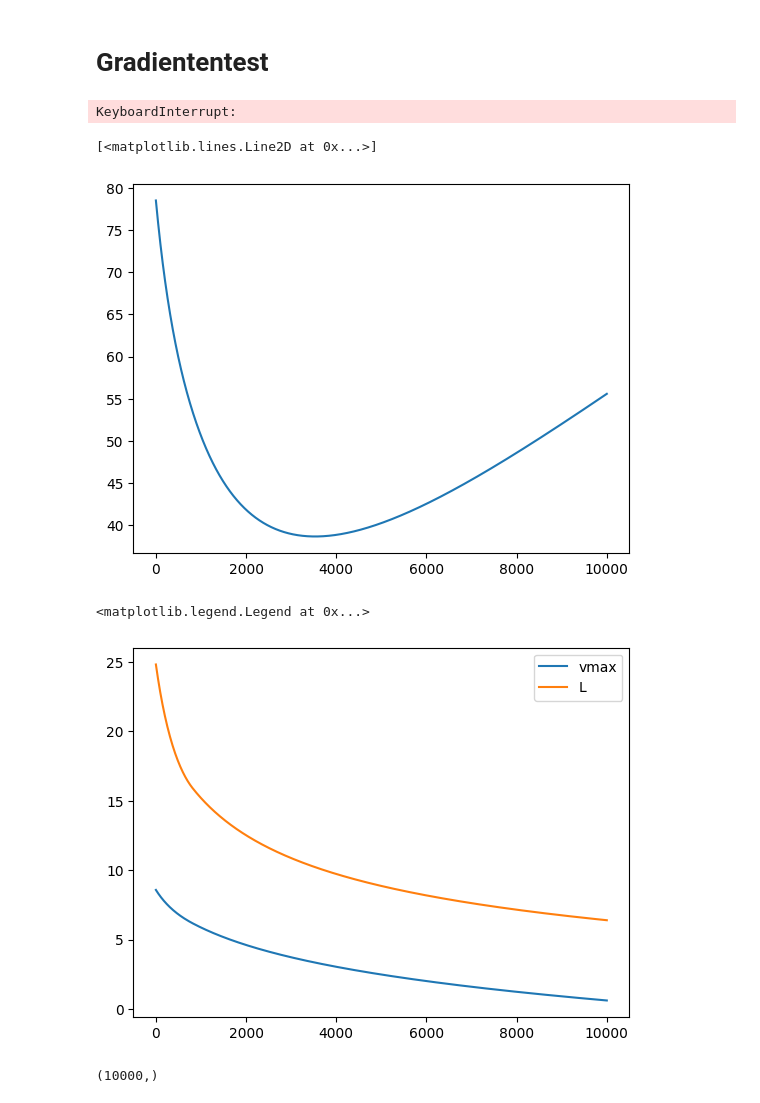
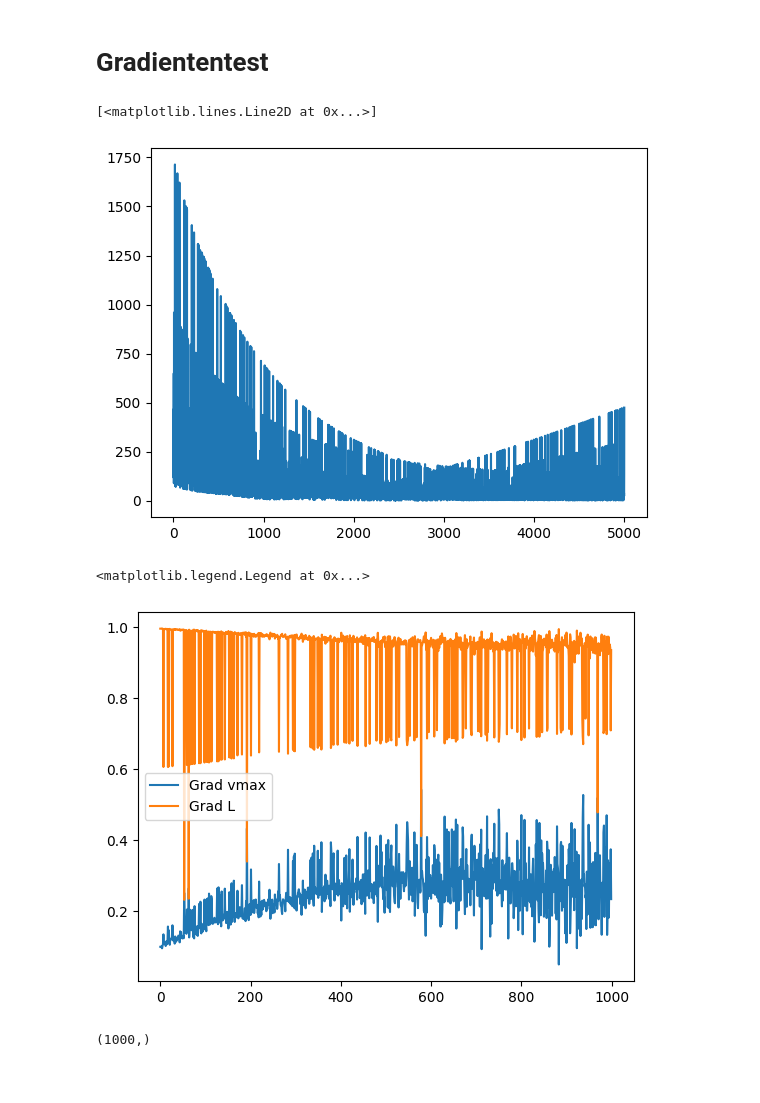
Before and after one commit to TimLockstedt/Opt1, a Jupyter notebook: A4_Tim.ipynb, the cells around one changed output. Drawn from its saved outputs; the diff is of its cells as text; code cells hidden in the pictures.

```diff
--- a/A4_Tim.ipynb
+++ b/A4_Tim.ipynb
@@ -1451,21 +1451,22 @@ def integral(arg, dt):
     return np.sum(res)
 
 def gradient(P_ges, d, v_max, L, dt):
-    skvmax = integral(P_ges[-1,:] + np.sum(np.array([P_ges[i,:] * np.log(d[i,:]/L) for i in range(P_ges.shape[0]-1)]), axis=0), dt)
-    skL = integral(np.sum(np.array([P_ges[i,:] * v_max/L for i in range(P_ges.shape[0]-1)]), axis=0), dt)
-    return (skvmax, skL)
+	skvmax = integral(P_ges[-1,:] + np.sum(np.array([P_ges[i,:] * np.log(d[i,:]/L) for i in range(P_ges.shape[0]-1)]), axis=0), dt)
+	skL = integral(np.sum(np.array([P_ges[i,:] * v_max/L for i in range(P_ges.shape[0]-1)]), axis=0), dt)
+	betrag = np.linalg.norm([skvmax,skL])
+	return (skvmax/betrag, skL/betrag)# Normieren
 
 # f funktion, min, max weglassen, und update für xn auf vmax setzen
 # %%
-dt = 0.02
+dt = 0.01
 L = 5 # 1
 v_max = 30# 30
 N = 1
-M = 10000
+M = 5000
 gradients = np.zeros((2, N))
 vmax_arr = np.zeros(M)
 L_arr = np.zeros(M)
-sigma = 0.0001 # Amijo Bed.
+sigma = 0.01 # Amijo Bed.
 np.random.seed(42)
 grad_arr = np.zeros((M, 2))
 
@@ -1488,14 +1489,14 @@ for j in range(M):
 	if L + sigma * mittel_grad[1] > 0:
 		L = L + sigma * mittel_grad[1]
 # %%
-dt = 0.001
+dt = 0.01
 L = 1
 v_max = 30
 N = 5
-M = 100
+M = 1000
 gradients = np.zeros((2, N))
-vmax_arr = np.zeros(N)
-L_arr = np.zeros(N)
+vmax_arr = np.zeros(M)
+L_arr = np.zeros(M)
 sigma = 0.01 # Amijo Bed.
 np.random.seed(42)
 grad_arr = np.zeros((M, 2))
@@ -1511,16 +1512,14 @@ for j in range(M):
 
 		# (update stepsize) bei uns fix
 		gradients[:, k] = sk
-		vmax_arr[k] = v_max
-		L_arr[k] = L
+	vmax_arr[j] = v_max
+	L_arr[j] = L
 	mittel_grad = np.sum(gradients, 1)/N
 	grad_arr[j,:] = mittel_grad
 	if v_max + sigma * mittel_grad[0] > 0:
 		v_max = v_max + sigma * mittel_grad[0]
 	if L + sigma * mittel_grad[1] > 0:
 		L = L + sigma * mittel_grad[1]
-# %% [output]
-KeyboardInterrupt:
 # %%
 import matplotlib.pyplot as plt
 def flatten(xss):
@@ -1529,4 +1528,4 @@ Ges_J = test.get_gesJ()
 plt.plot(np.arange(len(Ges_J)), Ges_J)
 # %% [output]
 [<matplotlib.lines.Line2D at 0x...>]
-[figure, old version]
+[figure, new version]
@@ -1533,14 +1534,14 @@ plt.plot(np.arange(len(Ges_J)), Ges_J)
 # %%
-plt.plot(np.arange(M), grad_arr[:, 0], label="vmax")
-plt.plot(np.arange(M), grad_arr[:, 1], label="L")
+plt.plot(np.arange(M), grad_arr[:, 0], label="Grad vmax")
+plt.plot(np.arange(M), grad_arr[:, 1], label="Grad L")
 plt.legend()
 # %% [output]
 <matplotlib.legend.Legend at 0x...>
-[figure, old version]
+[figure, new version]
 # %%
 L_arr.shape
 # %% [output]
-(10000,)
+(1000,)
 # %%
 plt.plot(np.arange(M), vmax_arr, label = "v_max")
 plt.plot(np.arange(M), L_arr, label = "L")
```
Also changed, not shown: parts of 3 cells of this notebook.
